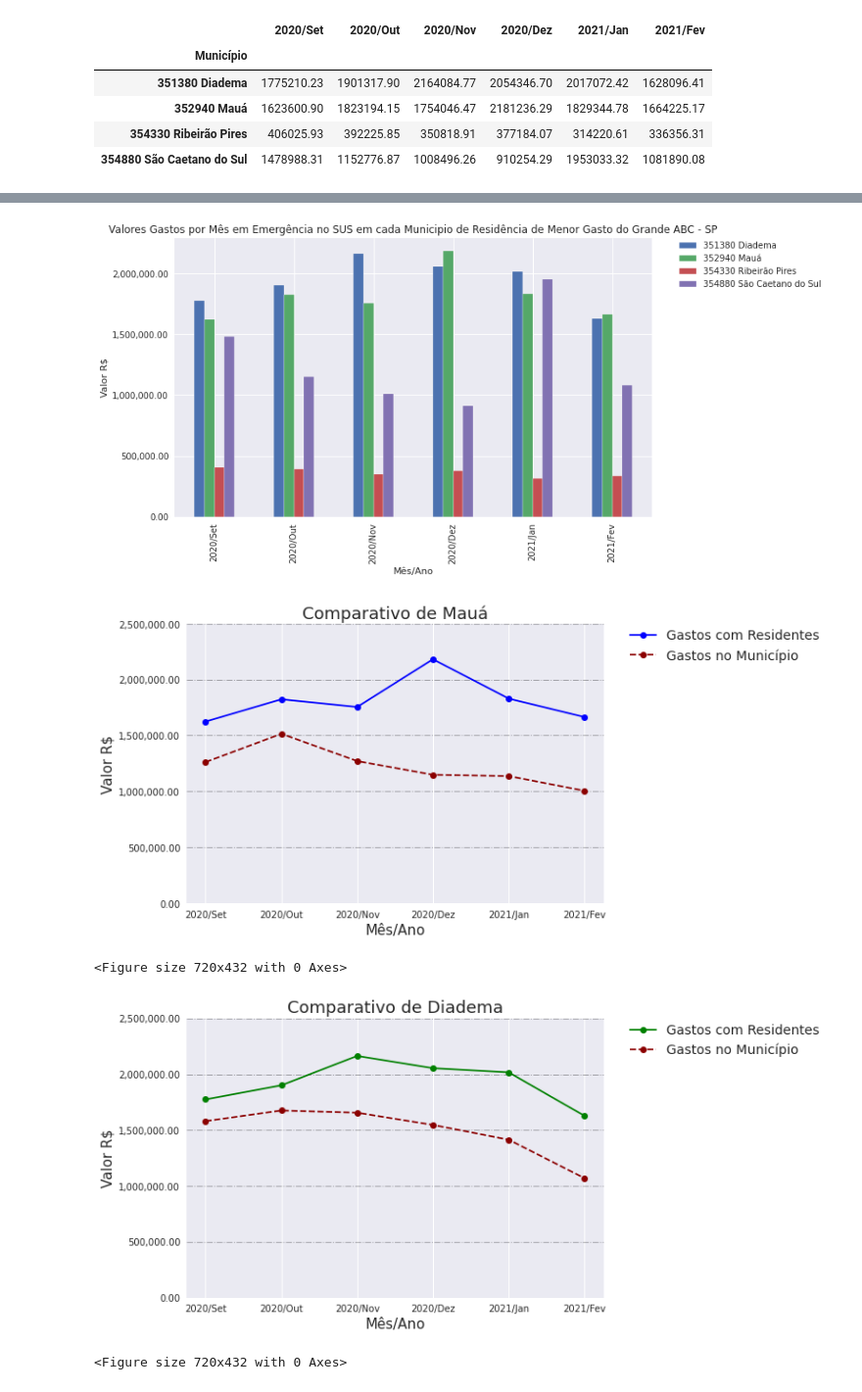
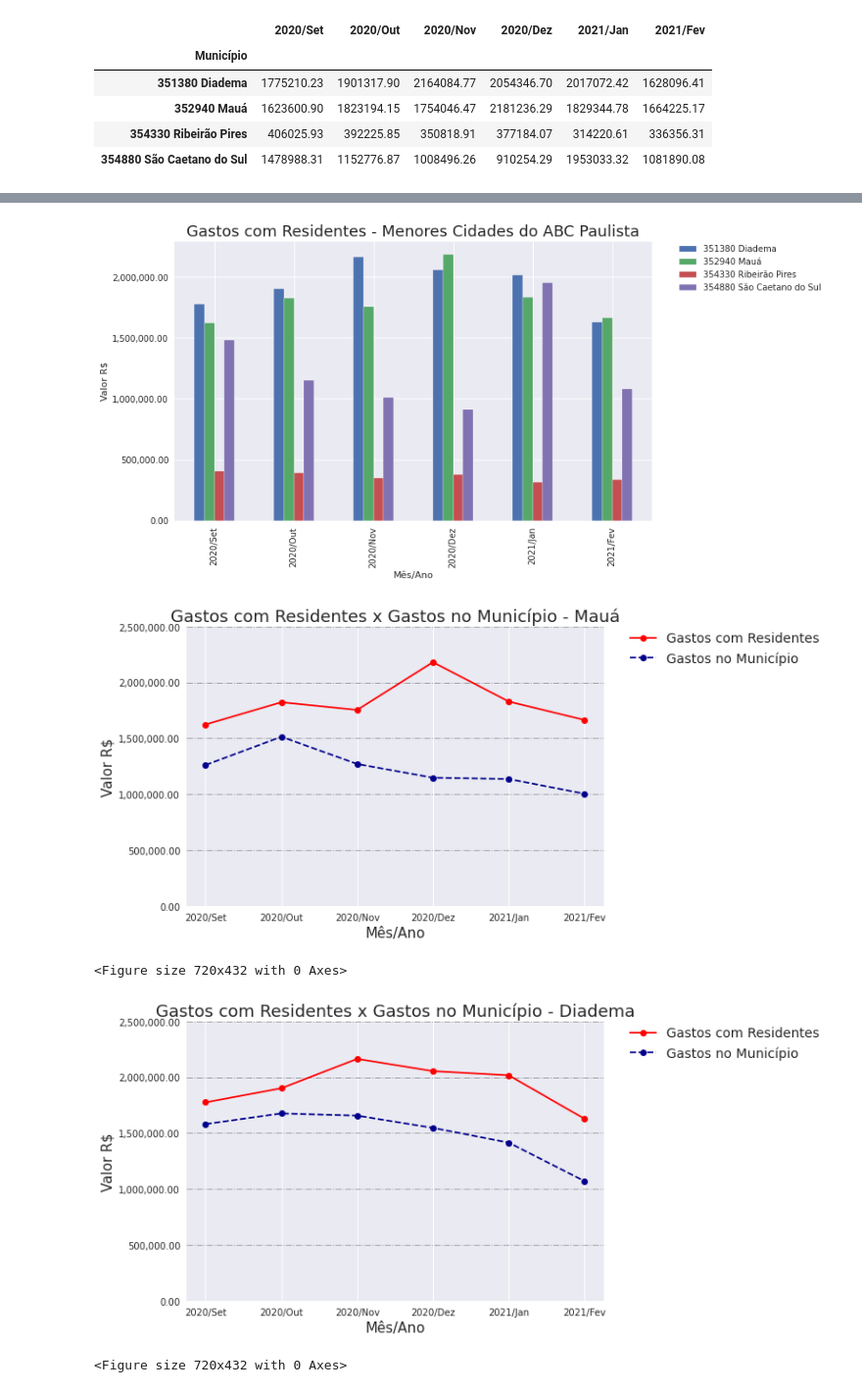
Before and after one commit to brunarigo/DS-project01-datasus-analysis, a Jupyter notebook: Notebooks/Project01_Datasus_Analysis.ipynb, the cells around one changed output, grey strips where cells are left out. Shown: that part at 98% size. Cells and saved outputs as stored; diff of their text form; code cells hidden in the pictures.

Commit message:
Atualizando análises por município

```diff
--- a/Notebooks/Project01_Datasus_Analysis.ipynb
+++ b/Notebooks/Project01_Datasus_Analysis.ipynb
@@ -247,11 +139,11 @@ ax.yaxis.set_major_formatter(ticker.StrMethodFormatter("{x:,.2f}"))
 sns.set_style('darkgrid')
 plt.xlabel("Mês/Ano")
 plt.ylabel("Valor R$")
-plt.title("Valores Gastos por Mês em Emergência no SUS em cada Municipio de Residência de Menor Gasto do Grande ABC - SP")
+plt.title("Gastos com Residentes - Menores Cidades do ABC Paulista", fontsize=18)
 plt.legend(bbox_to_anchor=(1.05, 1), loc='upper left', borderaxespad=0.)
 plt.show()
 # %% [output]
-[figure, old version]
+[figure, new version]
 # %%
 res_diadema = municipios_res_menor_gasto.T
 res_diadema = res_diadema['351380 Diadema']
@@ -273,35 +165,35 @@ res_scs = res_scs['354880 São Caetano do Sul']
 int_scs = municipios_int_menor_gasto.T
 int_scs = int_scs['354880 São Caetano do Sul']
 # %%
-plt.plot(res_maua, color='blue', linestyle='-', marker='o', markersize = 7)
-plt.plot(int_maua.T, color='darkred',linestyle='--', marker='o', markersize = 7)
+plt.plot(res_maua, color='red', linestyle='-', marker='o', markersize = 7)
+plt.plot(int_maua.T, color='darkblue',linestyle='--', marker='o', markersize = 7)
 plt.ylim(0,2500000.00)
 plt.xlabel('Mês/Ano', fontsize=15)
 plt.ylabel('Valor R$', fontsize=15)
-plt.title('Comparativo de Mauá', fontsize=18)
+plt.title('Gastos com Residentes x Gastos no Município - Mauá', fontsize=18)
 axes = plt.gca()
 axes.yaxis.grid(b=True, color='black', alpha=0.3, linestyle='-.', linewidth=1)
 axes.yaxis.set_major_formatter(ticker.StrMethodFormatter("{x:,.2f}"))
 plt.legend(['Gastos com Residentes','Gastos no Município'], fontsize=14, bbox_to_anchor=(1.05, 1), loc='upper left', borderaxespad=0.)
 plt.figure(figsize=(10, 6))
 plt.show()
 
-plt.plot(res_diadema, color='green', linestyle='-', marker='o', markersize = 7)
-plt.plot(int_diadema.T, color='darkred', linestyle='--', marker='o', markersize = 7)
+plt.plot(res_diadema, color='red', linestyle='-', marker='o', markersize = 7)
+plt.plot(int_diadema.T, color='darkblue', linestyle='--', marker='o', markersize = 7)
 plt.ylim(0,2500000.00)
 plt.xlabel('Mês/Ano', fontsize=15)
 plt.ylabel('Valor R$', fontsize=15)
-plt.title('Comparativo de Diadema', fontsize=18)
+plt.title('Gastos com Residentes x Gastos no Município - Diadema', fontsize=18)
 axes = plt.gca()
 axes.yaxis.grid(b=True, color='black', alpha=0.3, linestyle='-.', linewidth=1)
 axes.yaxis.set_major_formatter(ticker.StrMethodFormatter("{x:,.2f}"))
 plt.legend(['Gastos com Residentes','Gastos no Município'], fontsize=14, bbox_to_anchor=(1.05, 1), loc='upper left', borderaxespad=0.)
 plt.figure(figsize=(10, 6))
 plt.show()
 # %% [output]
-[figure, old version]
+[figure, new version]
 <Figure size 720x432 with 0 Axes>
-[figure, old version]
+[figure, new version]
 <Figure size 720x432 with 0 Axes>
 # %%
 plt.plot(res_scs, color='red', linestyle='-', marker='o', markersize = 7)
```
Also changed, not shown: parts of 24 cells of this notebook.
